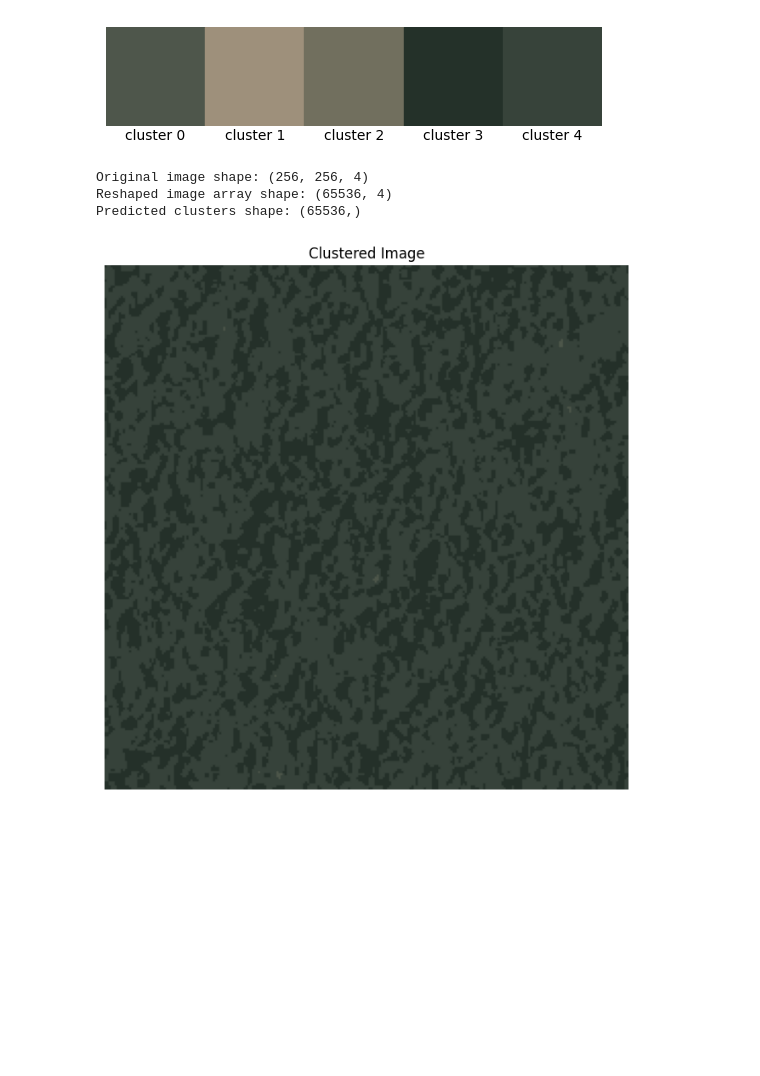
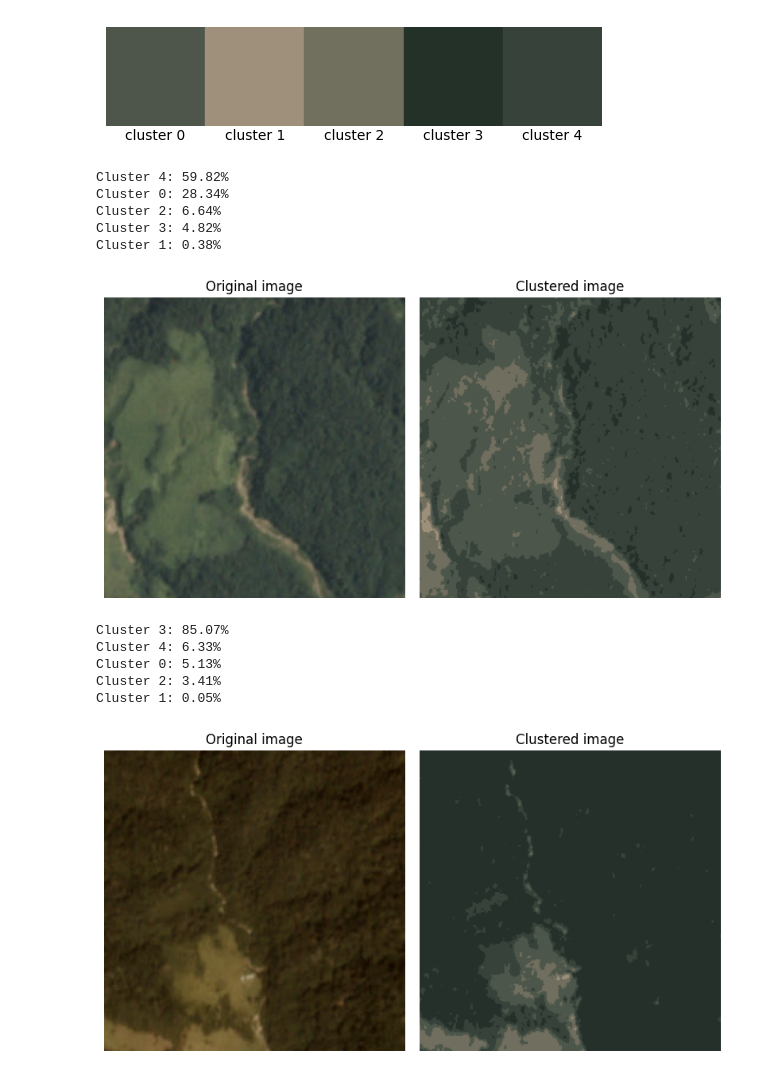
Before and after one commit to vinifm/puc_satellite_deforestation, a Jupyter notebook: code/kmeans.ipynb, the cells around one changed output. Drawn from its saved outputs; the diff is of its cells as text; code cells hidden in the pictures; blank space fills up the shorter version.

Commit message:
kmeans - funcoes para prever pct de cluster em uma img

```diff
--- a/code/kmeans.ipynb
+++ b/code/kmeans.ipynb
@@ -85,34 +77,18 @@ def predict_image(image, model):
-# %%
-image_array = mpl.image.imread('../images/clear_images/train_2.jpg')
-# Check the shape of the image array
-print("Original image shape:", image_array.shape)  # Should be (height, width, 4)
-
-# Reshape the image array to a 2D array where each row is a pixel (R, G, B, A)
-pixels = image_array.reshape(-1, 4)
-print("Reshaped image array shape:", pixels.shape)  # Should be (num_pixels, 4)
-
-# Predict the cluster for each pixel
-predicted_clusters = kmeans.predict(pixels)
-print("Predicted clusters shape:", predicted_clusters.shape)  # Should be (num_pixels,)
-
-# Map clusters back to the cluster center colors for visualization
-# Get the cluster centers
-cluster_centers = kmeans.cluster_centers_
-
-# Create an array with the same shape as the original image but with cluster center colors
-clustered_pixels = cluster_centers[predicted_clusters]
-
-# Reshape back to the original image shape
-clustered_image_array = clustered_pixels.reshape(image_array.shape).astype(np.uint8)
-
-# Display the clustered image using Matplotlib
-plt.figure(figsize=(8, 8))  # Set the figure size
-plt.imshow(clustered_image_array)
-plt.axis('off')  # Hide the axes
-plt.title('Clustered Image')
-plt.show()
-# %% [output]
-Original image shape: (256, 256, 4)
-Reshaped image array shape: (65536, 4)
-Predicted clusters shape: (65536,)
-[figure, removed]
+# %%
+print_prediction('../images/clear_images/train_1.jpg', kmeans)
+# %% [output]
+Cluster 4: 59.82%
+Cluster 0: 28.34%
+Cluster 2: 6.64%
+Cluster 3: 4.82%
+Cluster 1: 0.38%
+[figure, added]
+# %%
+print_prediction('../images/clear_images/train_4.jpg', kmeans)
+# %% [output]
+Cluster 3: 85.07%
+Cluster 4: 6.33%
+Cluster 0: 5.13%
+Cluster 2: 3.41%
+Cluster 1: 0.05%
+[figure, added]
```
Also changed, not shown: parts of 5 cells of this notebook, 4 other files.
